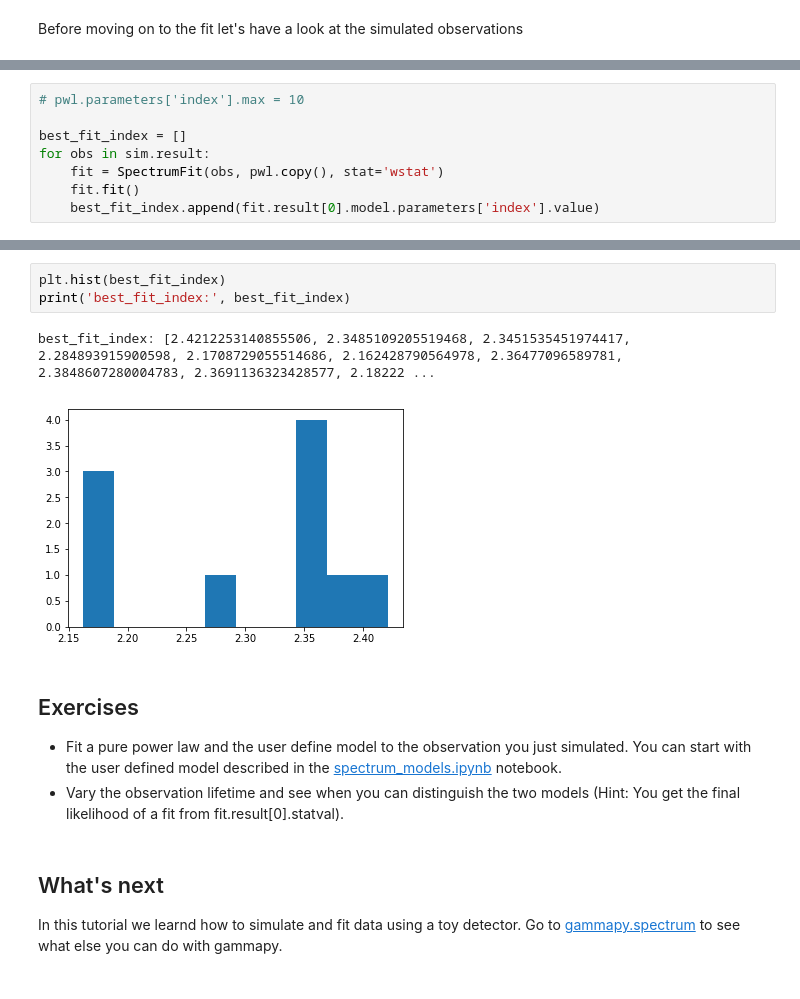
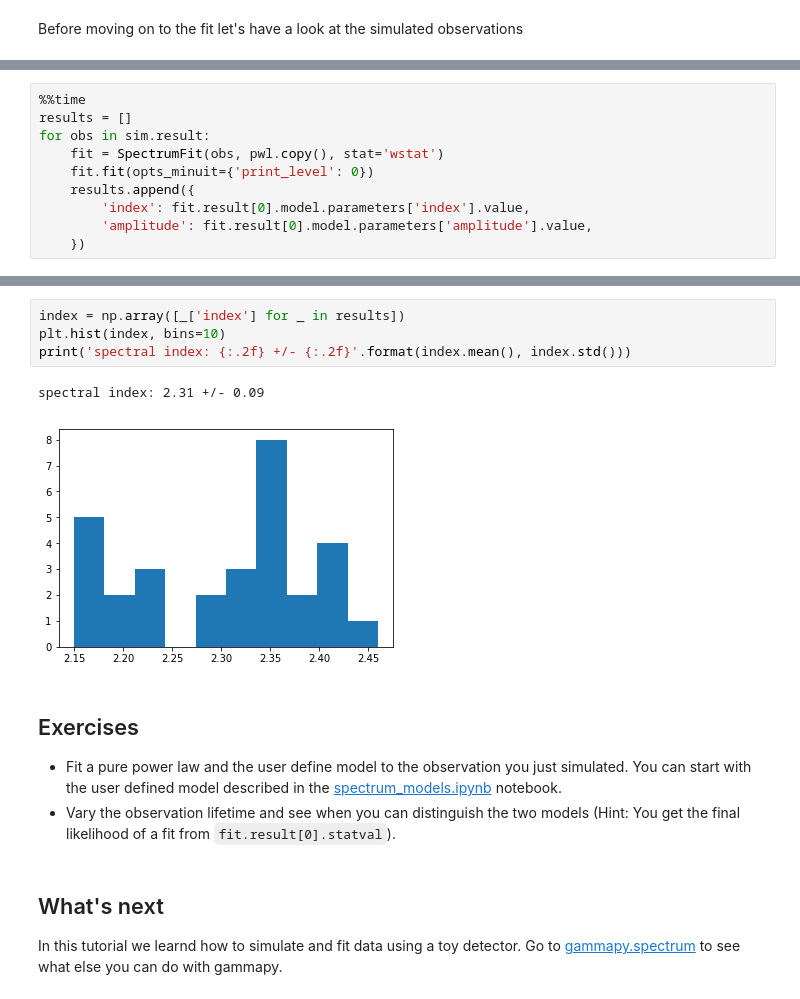
Before and after one commit to gammapy/gammapy-extra, a Jupyter notebook: notebooks/spectrum_simulation.ipynb, the cells around one changed output, grey strips where cells are left out. Drawn from its saved outputs; the diff is of its cells as text.

```diff
--- a/notebooks/spectrum_simulation.ipynb
+++ b/notebooks/spectrum_simulation.ipynb
@@ -192,9 +189,11 @@ Text(0.5,0,'excess')
 # %%
-# pwl.parameters['index'].max = 10
-
-best_fit_index = []
+%%time
+results = []
 for obs in sim.result:
     fit = SpectrumFit(obs, pwl.copy(), stat='wstat')
-    fit.fit()
-    best_fit_index.append(fit.result[0].model.parameters['index'].value)
+    fit.fit(opts_minuit={'print_level': 0})
+    results.append({
+        'index': fit.result[0].model.parameters['index'].value,
+        'amplitude': fit.result[0].model.parameters['amplitude'].value,
+    })
 # %% [output]
@@ -229,14 +202,15 @@ for obs in sim.result:
-# %%
-plt.hist(best_fit_index)
-print('best_fit_index:', best_fit_index)
-# %% [output]
-best_fit_index: [2.4212253140855506, 2.3485109205519468, 2.3451535451974417, 2.284893915900598, 2.1708729055514686, 2.162428790564978, 2.36477096589781, 2.3848607280004783, 2.3691136323428577, 2.18222 ...
-[figure, removed]
+# %%
+index = np.array([_['index'] for _ in results])
+plt.hist(index, bins=10)
+print('spectral index: {:.2f} +/- {:.2f}'.format(index.mean(), index.std()))
+# %% [output]
+spectral index: 2.31 +/- 0.09
+[figure, added]
 # %% [markdown]
 ## Exercises
 
 * Fit a pure power law and the user define model to the observation you just simulated. You can start with the user defined model described in the [spectrum_models.ipynb](https://github.com/gammapy/gammapy-extra/blob/master/notebooks/spectrum_models.ipynb) notebook.
-* Vary the observation lifetime and see when you can distinguish the two models (Hint: You get the final likelihood of a fit from fit.result[0].statval).
+* Vary the observation lifetime and see when you can distinguish the two models (Hint: You get the final likelihood of a fit from `fit.result[0].statval`).
 # %% [markdown]
 ## What's next
 
```
Also changed, not shown: parts of 10 cells of this notebook.
